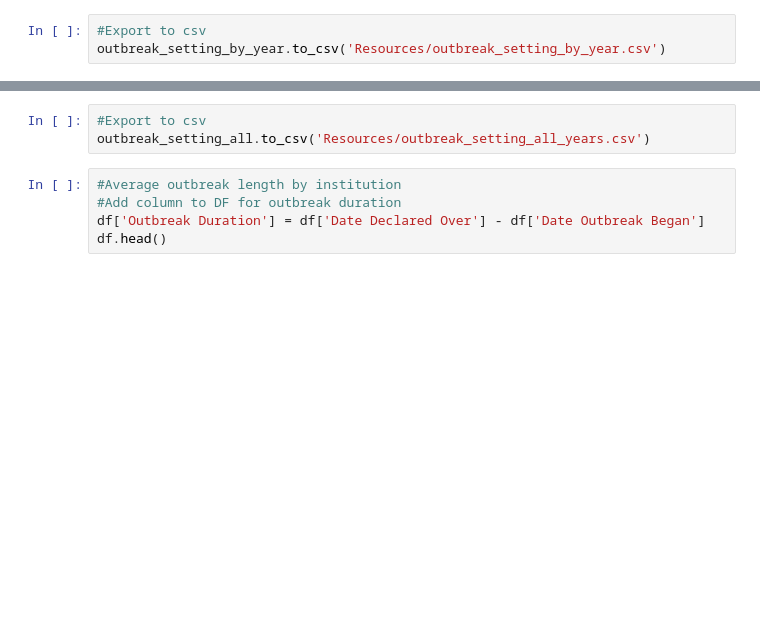
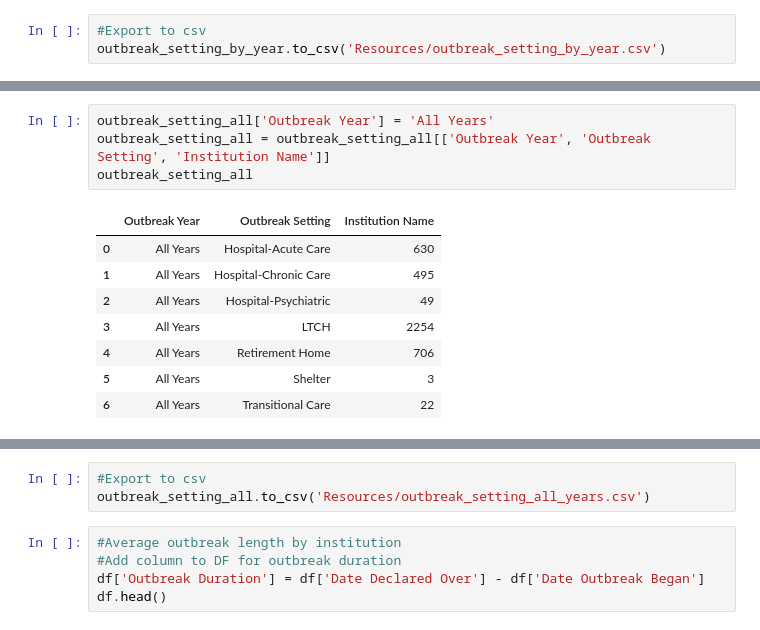
Before and after one commit to pannann/Project-3_Group-7, a Jupyter notebook: ETL/outbreaks_cleaning.ipynb, the cells around one changed output, grey strips where cells are left out. Cells and saved outputs as stored; diff of their text form; blank space fills up the shorter version.

```diff
--- a/ETL/outbreaks_cleaning.ipynb
+++ b/ETL/outbreaks_cleaning.ipynb
@@ -1164,0 +1164,13 @@ Name: Institution Name, dtype: int64
+# %%
+outbreak_setting_all['Outbreak Year'] = 'All Years'
+outbreak_setting_all = outbreak_setting_all[['Outbreak Year', 'Outbreak Setting', 'Institution Name']]
+outbreak_setting_all
+# %% [output]
+|  | Outbreak Year | Outbreak Setting | Institution Name |
+| 0 | All Years | Hospital-Acute Care | 630 |
+| 1 | All Years | Hospital-Chronic Care | 495 |
+| 2 | All Years | Hospital-Psychiatric | 49 |
+| 3 | All Years | LTCH | 2254 |
+| 4 | All Years | Retirement Home | 706 |
+| 5 | All Years | Shelter | 3 |
+| 6 | All Years | Transitional Care | 22 |
```
Also changed, not shown: parts of 4 cells of this notebook, 7 other files.
